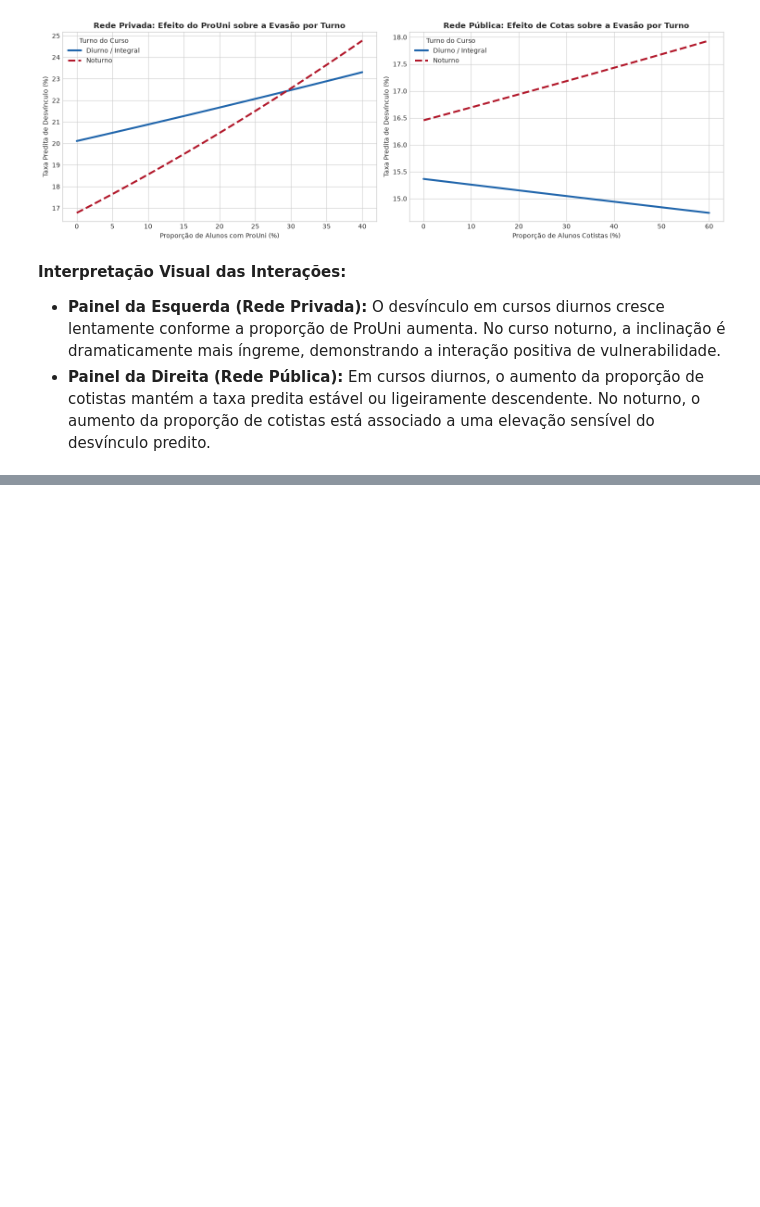
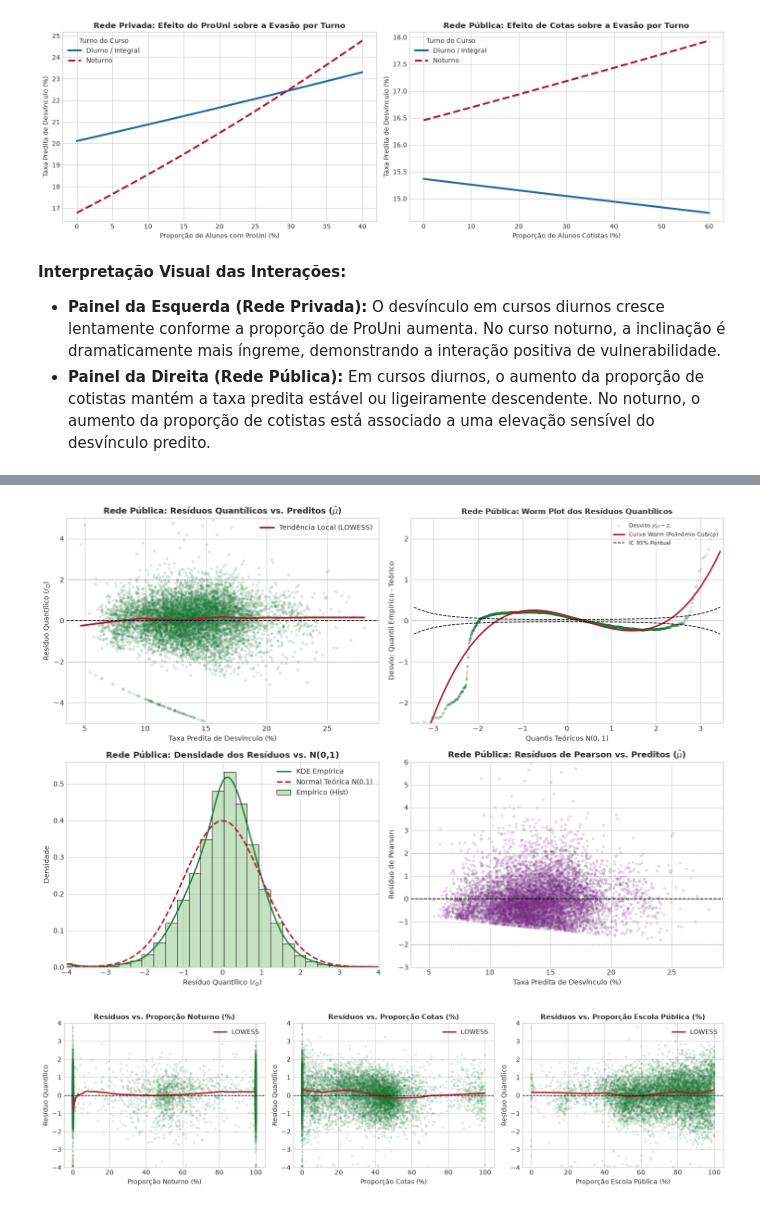
Before and after one commit to GustavoGarone/Datanautas-2026, a Jupyter notebook: notebooks/03_modelagem_regressao_beta.ipynb, the cells around one changed output, grey strips where cells are left out. Cells and saved outputs as stored; diff of their text form; code cells hidden in the pictures; blank space fills up the shorter version.

```diff
--- a/notebooks/03_modelagem_regressao_beta.ipynb
+++ b/notebooks/03_modelagem_regressao_beta.ipynb
@@ -328,0 +588,76 @@ plt.show()
+# %%
+# ==============================================================================
+# 6.5 Diagnóstico Gráfico com Worm Plot: Rede Pública Presencial
+# ==============================================================================
+fig, axes = plt.subplots(2, 2, figsize=(14, 10))
+
+mu_pub = diag_pub['res_dict']['mu']
+q_pub = diag_pub['res_dict']['q_resid']
+r_pub_pearson = diag_pub['res_dict']['resid_pearson']
+
+# 1. Resíduos Quantílicos vs. Valores Ajustados com LOWESS
+lowess_fit_pub = sm.nonparametric.lowess(q_pub, mu_pub, frac=0.25)
+axes[0, 0].scatter(mu_pub * 100, q_pub, alpha=0.18, color='#1b7837', edgecolors='none', s=16)
+axes[0, 0].plot(lowess_fit_pub[:, 0] * 100, lowess_fit_pub[:, 1], color='#b2182b', lw=2.5, label='Tendência Local (LOWESS)')
+axes[0, 0].axhline(0, color='black', lw=1.2, linestyle='--')
+axes[0, 0].axhline(2, color='gray', lw=1, linestyle=':')
+axes[0, 0].axhline(-2, color='gray', lw=1, linestyle=':')
+axes[0, 0].set_title(r'Rede Pública: Resíduos Quantílicos vs. Preditos ($\hat{\mu}$)', fontweight='bold')
+axes[0, 0].set_xlabel('Taxa Predita de Desvínculo (%)')
+axes[0, 0].set_ylabel('Resíduo Quantílico ($r_Q$)')
+axes[0, 0].set_ylim(-5, 5)
+axes[0, 0].legend(loc='upper right')
+
+# 2. Worm Plot dos Resíduos Quantílicos
+coef_pub = plot_worm_chart(q_pub, axes[0, 1], title='Rede Pública: Worm Plot dos Resíduos Quantílicos', color='#1b7837')
+
+# 3. Histograma e KDE vs. Gaussiana Teórica N(0,1)
+sns.histplot(q_pub, bins=45, stat='density', color='#7fbf7b', alpha=0.45, ax=axes[1, 0], label='Empírico (Hist)')
+sns.kdeplot(q_pub, color='#1b7837', lw=2, ax=axes[1, 0], label='KDE Empírica')
+x_grid = np.linspace(-4, 4, 200)
+axes[1, 0].plot(x_grid, stats.norm.pdf(x_grid), color='#b2182b', lw=2.2, linestyle='--', label='Normal Teórica N(0,1)')
+axes[1, 0].set_title('Rede Pública: Densidade dos Resíduos vs. N(0,1)', fontweight='bold')
+axes[1, 0].set_xlabel('Resíduo Quantílico ($r_Q$)')
+axes[1, 0].set_ylabel('Densidade')
+axes[1, 0].set_xlim(-4, 4)
+axes[1, 0].legend(loc='upper right')
+
+# 4. Resíduos de Pearson vs. Valores Ajustados
+axes[1, 1].scatter(mu_pub * 100, r_pub_pearson, alpha=0.18, color='#762a83', edgecolors='none', s=16)
+axes[1, 1].axhline(0, color='black', lw=1.2, linestyle='--')
+axes[1, 1].axhline(2, color='gray', lw=1, linestyle=':')
+axes[1, 1].axhline(-2, color='gray', lw=1, linestyle=':')
+axes[1, 1].set_title(r'Rede Pública: Resíduos de Pearson vs. Preditos ($\hat{\mu}$)', fontweight='bold')
+axes[1, 1].set_xlabel('Taxa Predita de Desvínculo (%)')
+axes[1, 1].set_ylabel('Resíduo de Pearson')
+axes[1, 1].set_ylim(-3, 6)
+
+plt.tight_layout()
+plt.show()
+
+# Preditores Chave da Rede Pública
+fig2, axes2 = plt.subplots(1, 3, figsize=(15, 4))
+vars_pub = [
+    ('prop_noturno', 'Proporção Noturno (%)'),
+    ('prop_cotas', 'Proporção Cotas (%)'),
+    ('prop_escola_publica', 'Proporção Escola Pública (%)')
+]
+
+for ax, (var, title) in zip(axes2, vars_pub):
+    x_val = df_pub[var].values * 100
+    ax.scatter(x_val, q_pub, alpha=0.15, color='#1b7837', edgecolors='none', s=14)
+    idx_sort = np.argsort(x_val)
+    lowess_var = sm.nonparametric.lowess(q_pub[idx_sort], x_val[idx_sort], frac=0.35)
+    ax.plot(lowess_var[:, 0], lowess_var[:, 1], color='#b2182b', lw=2.2, label='LOWESS')
+    ax.axhline(0, color='black', lw=1, linestyle='--')
+    ax.set_title(f'Resíduos vs. {title}', fontsize=11, fontweight='bold')
+    ax.set_xlabel(title)
+    ax.set_ylabel('Resíduo Quantílico')
+    ax.set_ylim(-4, 4)
+    ax.legend(loc='upper right')
+
+plt.tight_layout()
+plt.show()
+# %% [output]
+[figure, added]
+[figure, added]
```
Also changed, not shown: parts of 29 cells of this notebook, 5 other files.
